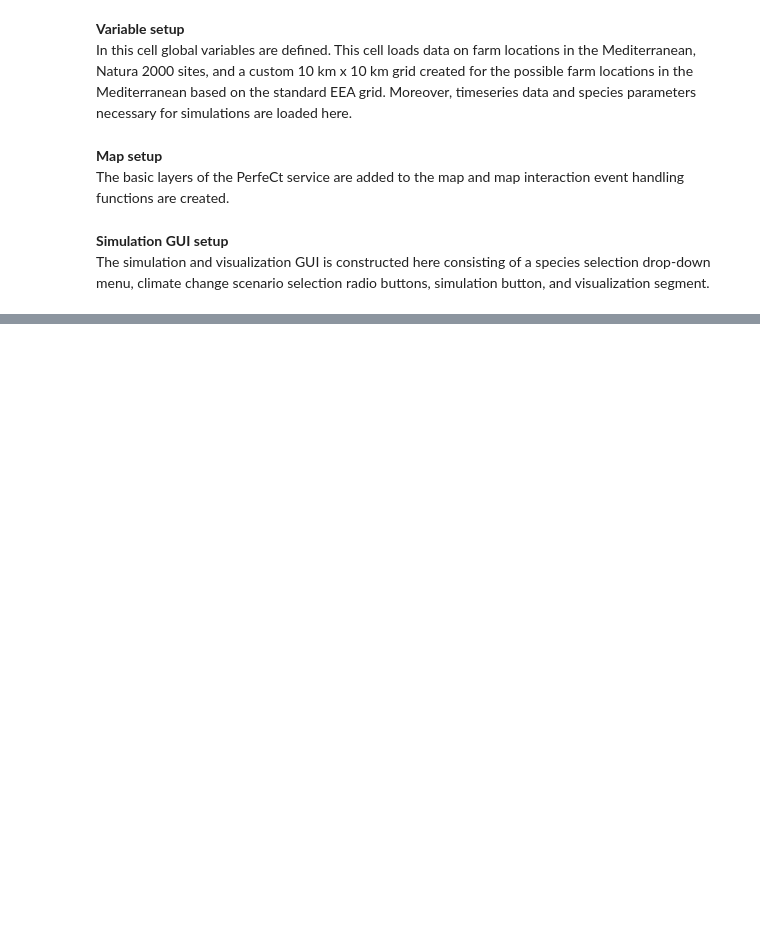
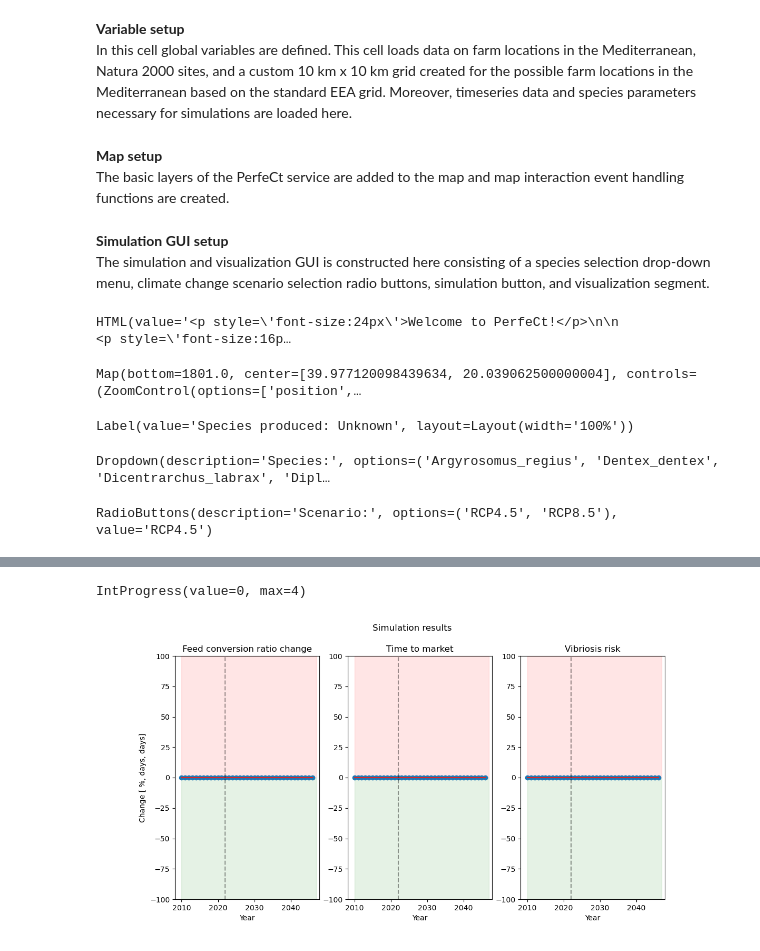
Before and after one commit to QuantEcoLab/PerfeCt, a Jupyter notebook: perfect.ipynb, the cells around one changed output, grey strips where cells are left out. Saved outputs shown, nothing was run; the diff lists cells and outputs as text; code cells hidden in the pictures; blank space fills up the shorter version.

```diff
--- a/perfect.ipynb
+++ b/perfect.ipynb
@@ -61,11 +66,20 @@ m = Map(center=center,
 
 species_label = Label(layout=Layout(width="100%"))
 title_label = HTML(value = """<p style='font-size:24px'>Welcome to PerfeCt!</p>
-                   <br><p style='font-size:16px'>Instructions: Click on an existing aquaculture farm denoted
+
+                   <p style='font-size:16px'> Instructions: </p>
+                   <ol style='font-size:16px'><li>Click on an existing aquaculture farm denoted
                    by blue markers or choose a blue square as a new farm location in
-                   the Mediterranean (zoom in for easier selection). After that, choose a fish
-                   species and a climate change scenario for which you would like to see the
-                   model simulation results.</p>
+                   the Mediterranean (zoom in for easier selection).</li>
+                   <li>Choose a fish species and a climate change scenario for which you would like to see the
+                   model simulation results.</li>
+                   <li>Click the Blue "Simulate!" button.</li>
+                   <li>Wait up to 40 seconds to see the simulation results.</li>
+                   </ol>
+                   <p style='font-size:16px'>
+                   Feel free to explore around the Mediterranean!
+                   </p>
+
                    """)
 
 def handle_map_click(**kwargs):
@@ -242,6 +256,11 @@ ax[0].set_ylabel("Change [ %, days, days]")
 ax[0].set_xlabel("Year")
 ax[1].set_xlabel("Year")
 ax[2].set_xlabel("Year")
+
+ax[0].axvline(2022, -1000, 1000, c ="k", linestyle= "--", alpha = .4)
+ax[1].axvline(2022, -1000, 1000, c ="k", linestyle= "--", alpha = .4)
+ax[2].axvline(2022, -1000, 1000, c ="k", linestyle= "--", alpha = .4)
+
 fig.suptitle("Simulation results")
 
 rect = patches.Rectangle((2010, 0), max_y, -100, linewidth=1, edgecolor='g', facecolor='g', alpha=.1)
@@ -325,3 +344,9 @@ def update(change):
 
 
 btn.on_click(update)
+# %% [output]
+HTML(value='<p style=\'font-size:24px\'>Welcome to PerfeCt!</p>\n\n                   <p style=\'font-size:16p…
+Map(bottom=1801.0, center=[39.977120098439634, 20.039062500000004], controls=(ZoomControl(options=['position',…
+Label(value='Species produced: Unknown', layout=Layout(width='100%'))
+Dropdown(description='Species:', options=('Argyrosomus_regius', 'Dentex_dentex', 'Dicentrarchus_labrax', 'Dipl…
+RadioButtons(description='Scenario:', options=('RCP4.5', 'RCP8.5'), value='RCP4.5')
@@ -327,0 +354,2 @@ btn.on_click(update)
+IntProgress(value=0, max=4)
+[figure, added]
```
Also changed, not shown: parts of 2 cells of this notebook.
